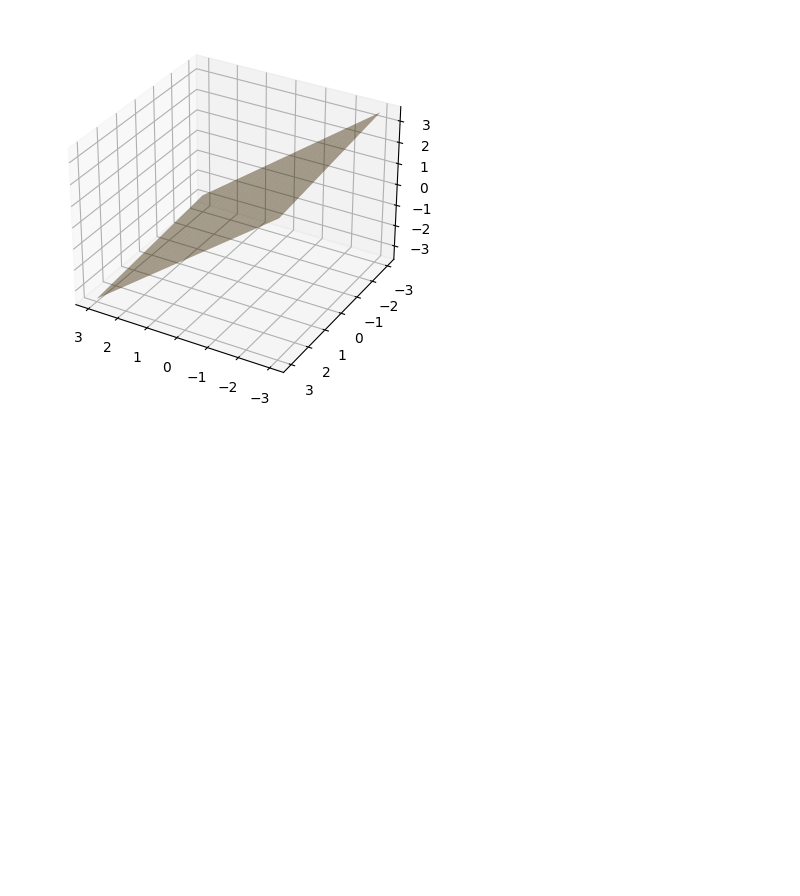
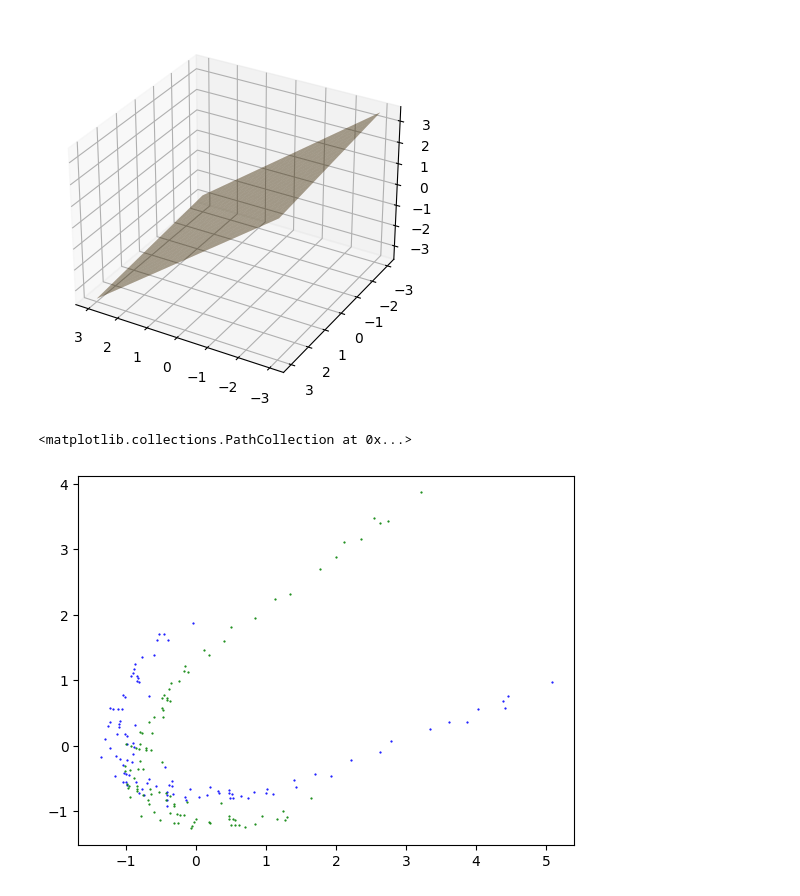
Before and after one commit to Dernalord/Project_OT, a Jupyter notebook: Project_OT.ipynb, the cells around one changed output. Drawn from its saved outputs; the diff is of its cells as text; code cells hidden in the pictures; blank space fills up the shorter version.

```diff
--- a/Project_OT.ipynb
+++ b/Project_OT.ipynb
@@ -704,3 +735,14 @@ ax.view_init(30,120)
 plt.show()
 # %% [output]
 [figure]
+# %%
+S_projected_on_Xs = S@Xs
+S_projected_on_Xa = S@Xa
+T_projected_on_Xt = T@Xt
+
+plt.scatter(S_projected_on_Xs[:,0],S_projected_on_Xs[:,1], s=0.3, c='b')
+plt.scatter(S_projected_on_Xa[:,0],S_projected_on_Xa[:,1], s=0.3, c='g')
+#plt.scatter(T_projected_on_Xt[:,0],T_projected_on_Xt[:,1], s=0.3, c='k')
+# %% [output]
+<matplotlib.collections.PathCollection at 0x...>
+[figure, added]
```
Also changed, not shown: parts of 14 cells of this notebook.
